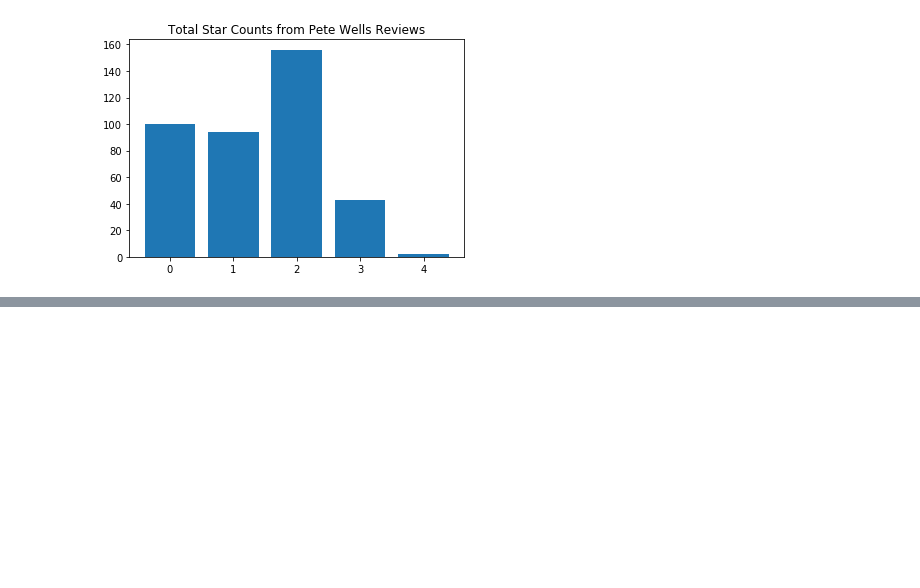
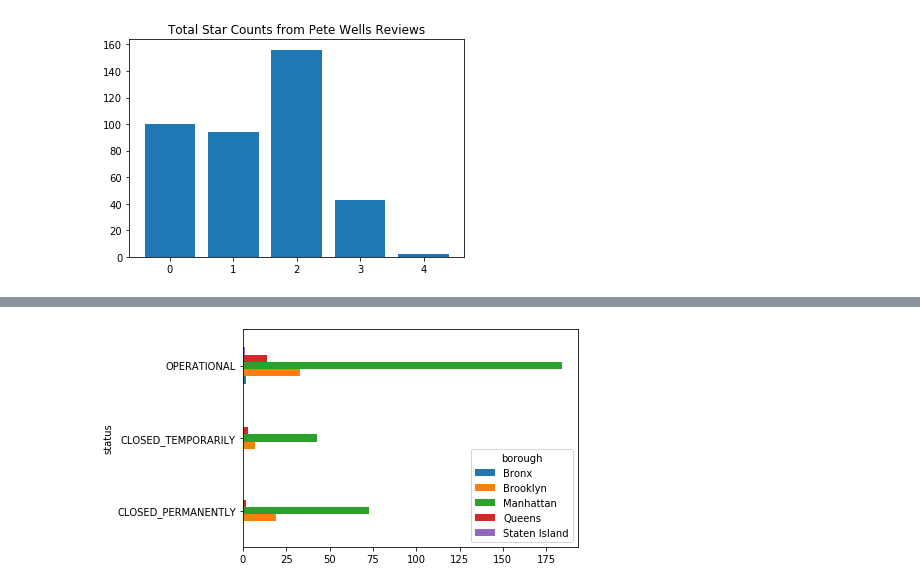
Before and after one commit to bagnine/nytimesreviews, a Jupyter notebook: timesreviews.ipynb, the cells around one changed output, grey strips where cells are left out. Cells and saved outputs as stored; diff of their text form; code cells hidden in the pictures; blank space fills up the shorter version.

```diff
--- a/timesreviews.ipynb
+++ b/timesreviews.ipynb
@@ -227,0 +203,4 @@ plt.title('Total Star Counts from Pete Wells Reviews');
+# %%
+maindf.groupby('borough')['status'].value_counts().unstack(level= 0).plot(kind = 'barh', subplots = False);
+# %% [output]
+[figure, added]
```
Also changed, not shown: parts of 9 cells of this notebook.
